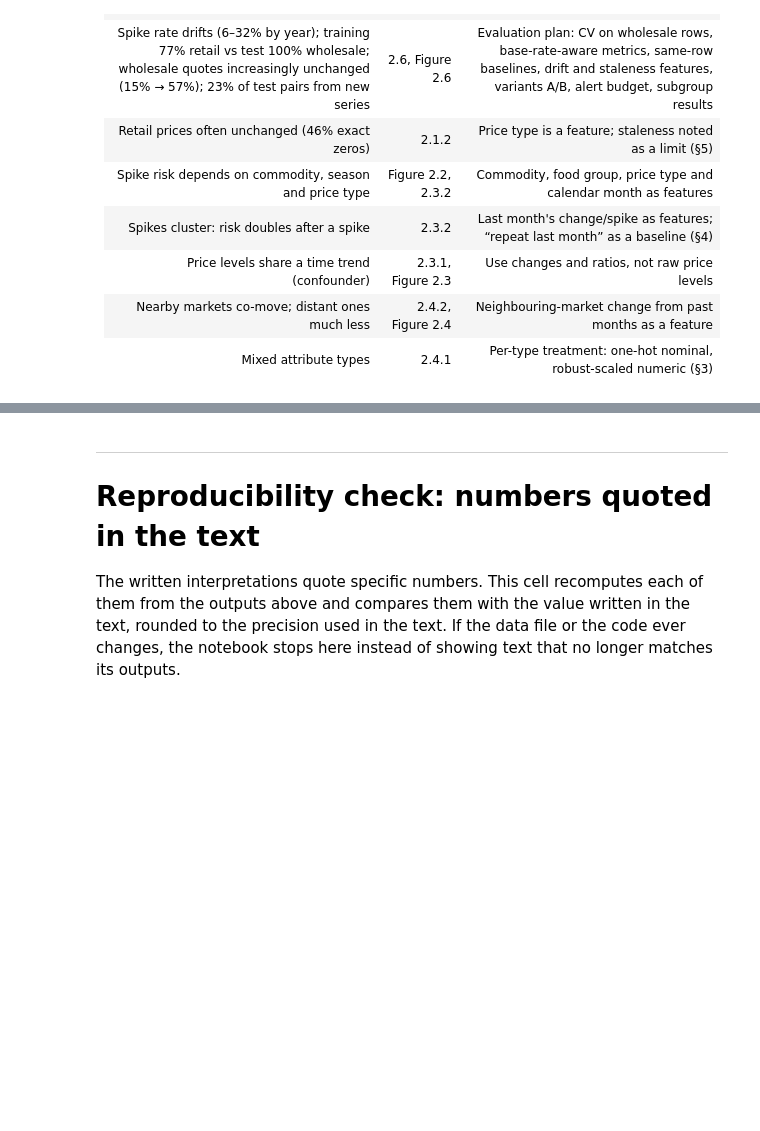
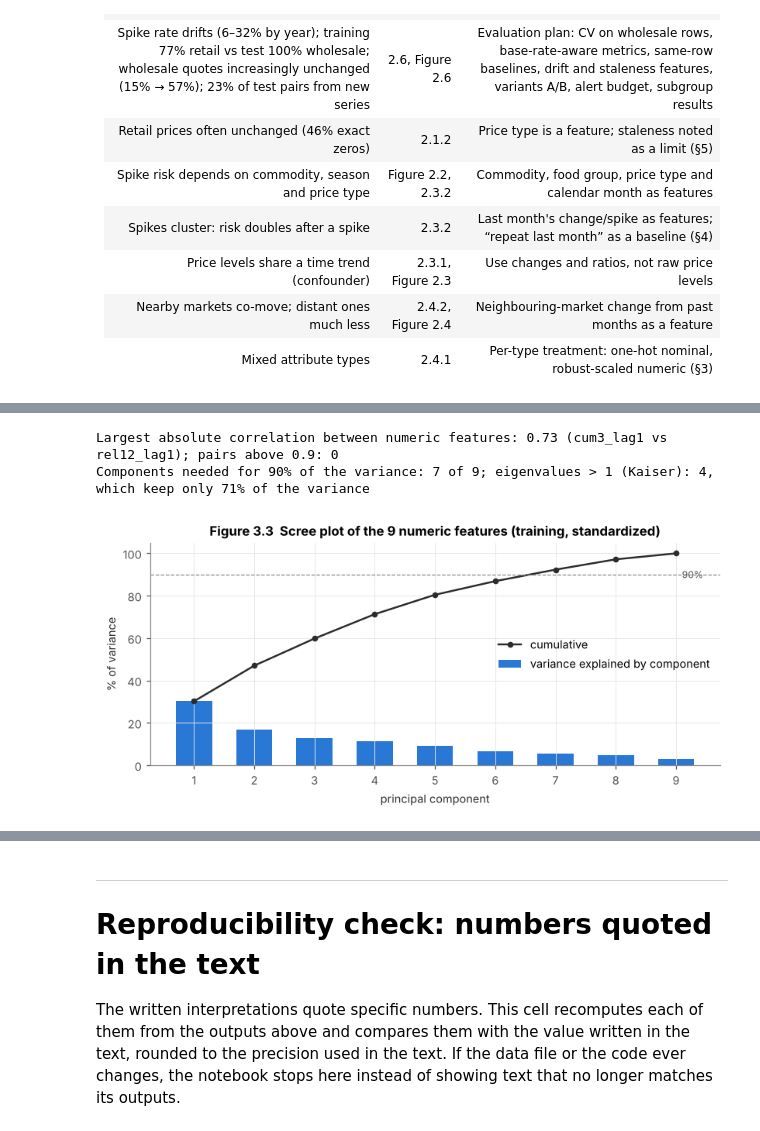
Before and after one commit to Shambhavi-DSAI2006/tanzania-food-price-spikes, a Jupyter notebook: Shambhavi_MiniProject.ipynb, the cells around one changed output, grey strips where cells are left out. Saved outputs shown, nothing was run; the diff lists cells and outputs as text; code cells hidden in the pictures; blank space fills up the shorter version.

```diff
--- a/Shambhavi_MiniProject.ipynb
+++ b/Shambhavi_MiniProject.ipynb
@@ -1356,0 +1786,17 @@ folds.round(1)
+# %%
+# What the scalers learned (training years) — and what they would have learned with leakage (all years)
+ct = preprocess.named_steps["encode_scale"]
+learned = []
+for name, est, cols in ct.transformers_:
+    if isinstance(est, RobustZ):
+        leaky = RobustZ(log1p=est.log1p).fit(GroupMedianImputer(NUMERIC_FEATURES + BINARY_FEATURES).fit(model_df[FEATURES]).transform(model_df[FEATURES])[cols])
+        for i, c in enumerate(cols):
+            learned.append({"feature": c, "method": name, "centre (train)": est.median_[i], "scale (train)": est.scale_[i],
+                            "upper clip (train)": est.upper_[i], "centre if fitted on all years": leaky.median_[i],
+                            "scale if fitted on all years": leaky.scale_[i]})
+    elif isinstance(est, StandardScaler):
+        for i, c in enumerate(cols):
+            learned.append({"feature": c, "method": name, "centre (train)": est.mean_[i], "scale (train)": est.scale_[i]})
+learned = pd.DataFrame(learned).set_index("feature")
+learned["scale change if leaked (%)"] = 100 * (learned["scale if fitted on all years"] / learned["scale (train)"] - 1)
+learned.round(4)
@@ -1356,0 +1966,28 @@ folds.round(1)
+# %%
+from sklearn.decomposition import PCA
+num_idx = [list(feature_names).index(c) for c in NUMERIC_FEATURES]
+Z = StandardScaler().fit_transform(X_train[:, num_idx])
+corr = pd.DataFrame(Z, columns=NUMERIC_FEATURES).corr()
+offdiag = corr.where(~np.eye(len(corr), dtype=bool)).abs()
+top_pair = offdiag.stack().idxmax()
+print(f"Largest absolute correlation between numeric features: {offdiag.max().max():.2f} ({top_pair[0]} vs {top_pair[1]}); "
+      f"pairs above 0.9: {int((offdiag > 0.9).sum().sum() / 2)}")
+
+pca = PCA().fit(Z)
+cum = np.cumsum(pca.explained_variance_ratio_)
+k90 = int(np.argmax(cum >= 0.90) + 1); kaiser = int((pca.explained_variance_ > 1).sum())
+print(f"Components needed for 90% of the variance: {k90} of {len(NUMERIC_FEATURES)}; eigenvalues > 1 (Kaiser): {kaiser}, "
+      f"which keep only {cum[kaiser - 1]:.0%} of the variance")
+
+fig, ax = plt.subplots(figsize=(7.5, 3.6))
+comp = np.arange(1, len(cum) + 1)
+ax.bar(comp, 100 * pca.explained_variance_ratio_, color="#2a78d6", width=0.6, label="variance explained by component")
+ax.plot(comp, 100 * cum, color="#2b2b2a", lw=1.6, marker="o", ms=4, label="cumulative")
+ax.axhline(90, color="#8a8984", lw=0.8, ls="--"); ax.text(len(cum) + 0.1, 90, "90%", va="center", fontsize=8, color="#52514e")
+ax.set(title=f"Figure 3.3  Scree plot of the {len(NUMERIC_FEATURES)} numeric features (training, standardized)", xlabel="principal component",
+       ylabel="% of variance", xticks=comp, ylim=(0, 105))
+ax.legend(loc="center right"); plt.tight_layout(); save_fig("fig_3_3_pca_scree"); plt.show()
+# %% [output]
+Largest absolute correlation between numeric features: 0.73 (cum3_lag1 vs rel12_lag1); pairs above 0.9: 0
+Components needed for 90% of the variance: 7 of 9; eigenvalues > 1 (Kaiser): 4, which keep only 71% of the variance
+[figure, added]
```
Also changed, not shown: parts of 30 cells of this notebook, 12 other files.
